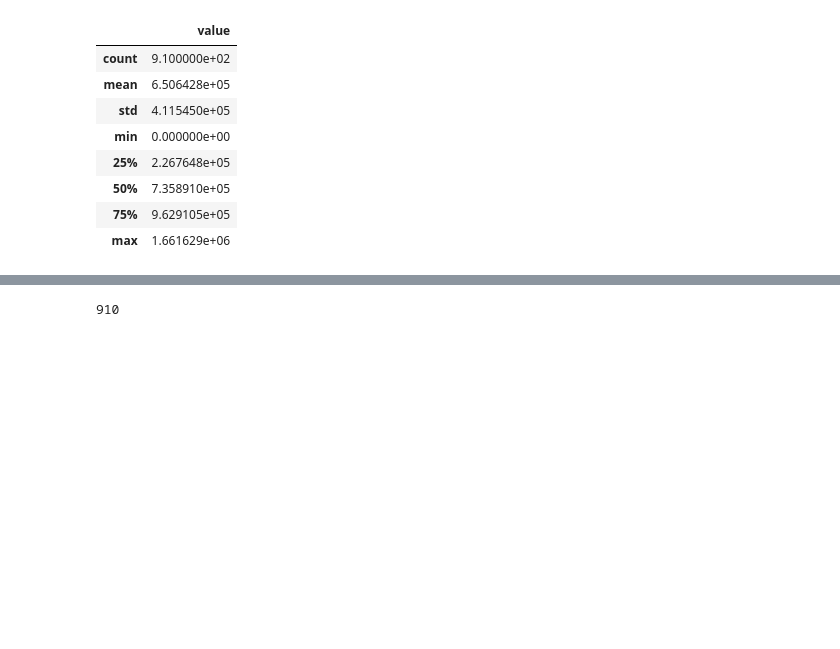
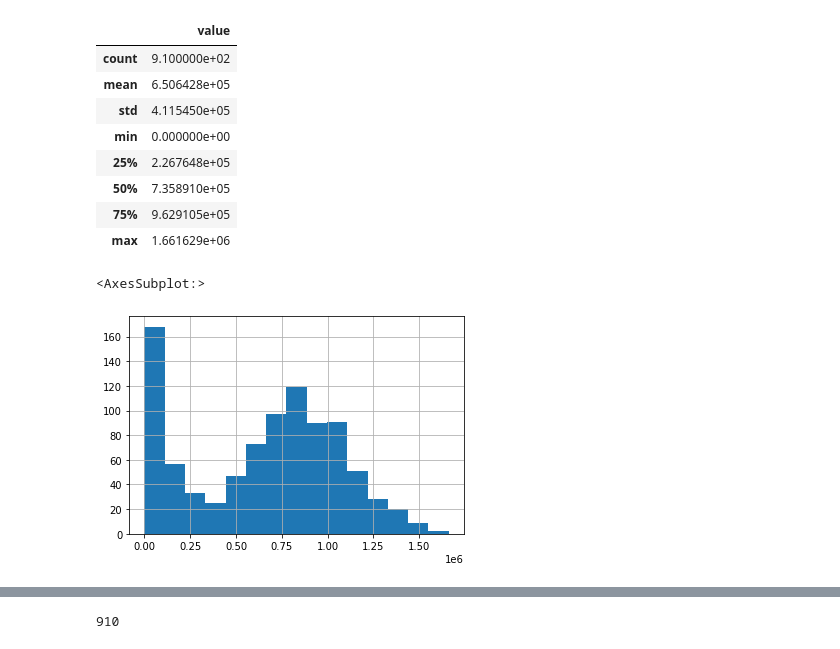
Before and after one commit to borovkovamv/DS-16, a Jupyter notebook: DS-16.ipynb, the cells around one changed output, grey strips where cells are left out. Drawn from its saved outputs; the diff is of its cells as text; code cells hidden in the pictures; blank space fills up the shorter version.

```diff
--- a/DS-16.ipynb
+++ b/DS-16.ipynb
@@ -55,6 +55,12 @@ df.describe()
 | 50% | 7.358910e+05 |
 | 75% | 9.629105e+05 |
 | max | 1.661629e+06 |
+# %%
+# посмотрим какое распределение у значений
+df.value.hist(bins=15)
+# %% [output]
+<AxesSubplot:>
+[figure, added]
 # %%
 # дополнительные функции
 # %%
```
Also changed, not shown: parts of 13 cells of this notebook.
